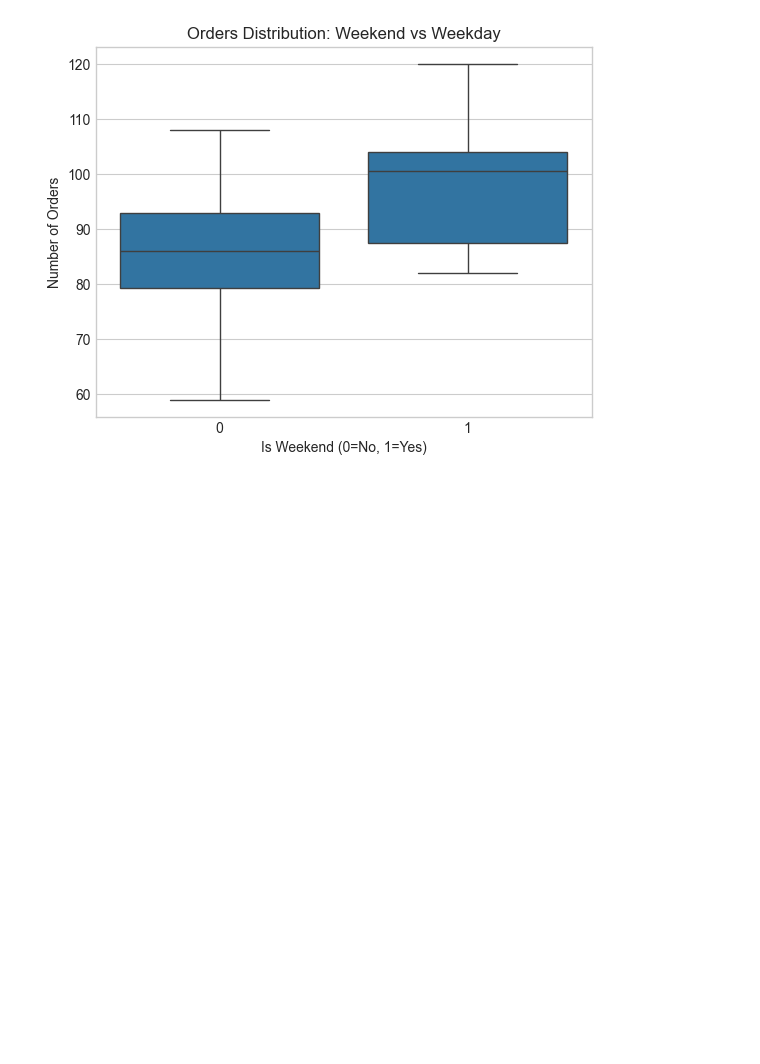
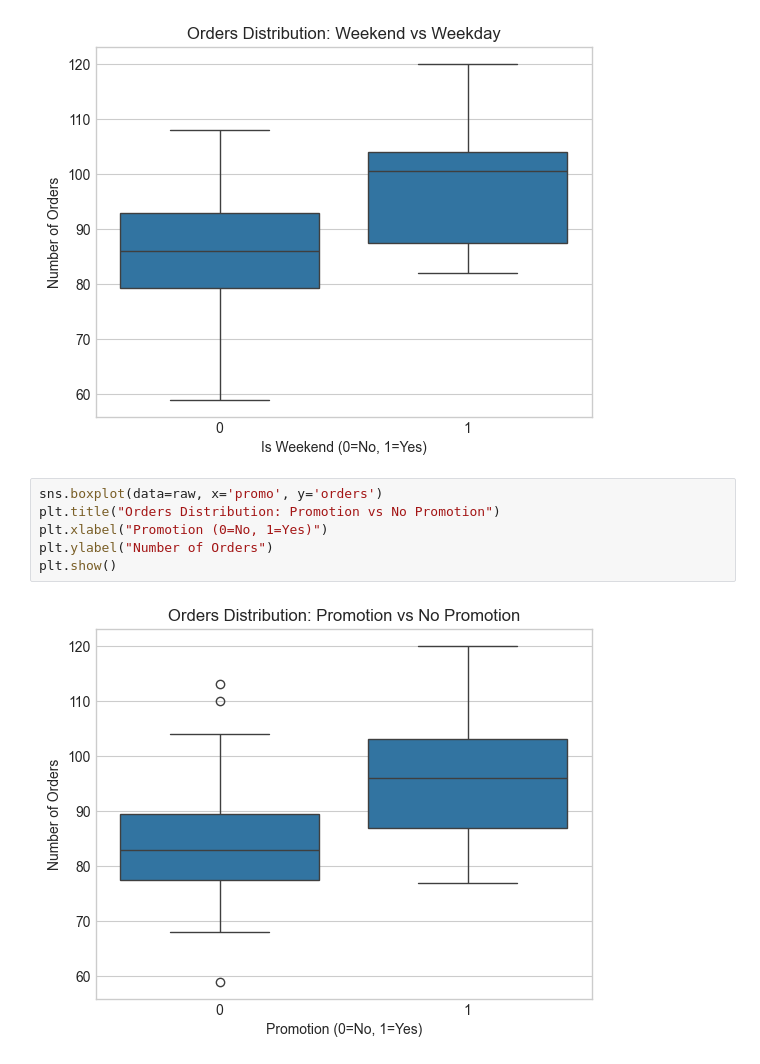
Before and after one commit to aadhityavarshan/smart-city-food-demand, a Jupyter notebook: notebooks/eda.ipynb, the cells around one changed output. Saved outputs shown, nothing was run; the diff lists cells and outputs as text; blank space fills up the shorter version.

Commit message:
More Data Exploration

```diff
--- a/notebooks/eda.ipynb
+++ b/notebooks/eda.ipynb
@@ -51,3 +51,11 @@ plt.ylabel("Number of Orders")
 plt.show()
 # %% [output]
 [figure]
+# %%
+sns.boxplot(data=raw, x='promo', y='orders')
+plt.title("Orders Distribution: Promotion vs No Promotion")
+plt.xlabel("Promotion (0=No, 1=Yes)")
+plt.ylabel("Number of Orders")
+plt.show()
+# %% [output]
+[figure, added]
```
Also changed, not shown: parts of 4 cells of this notebook.
